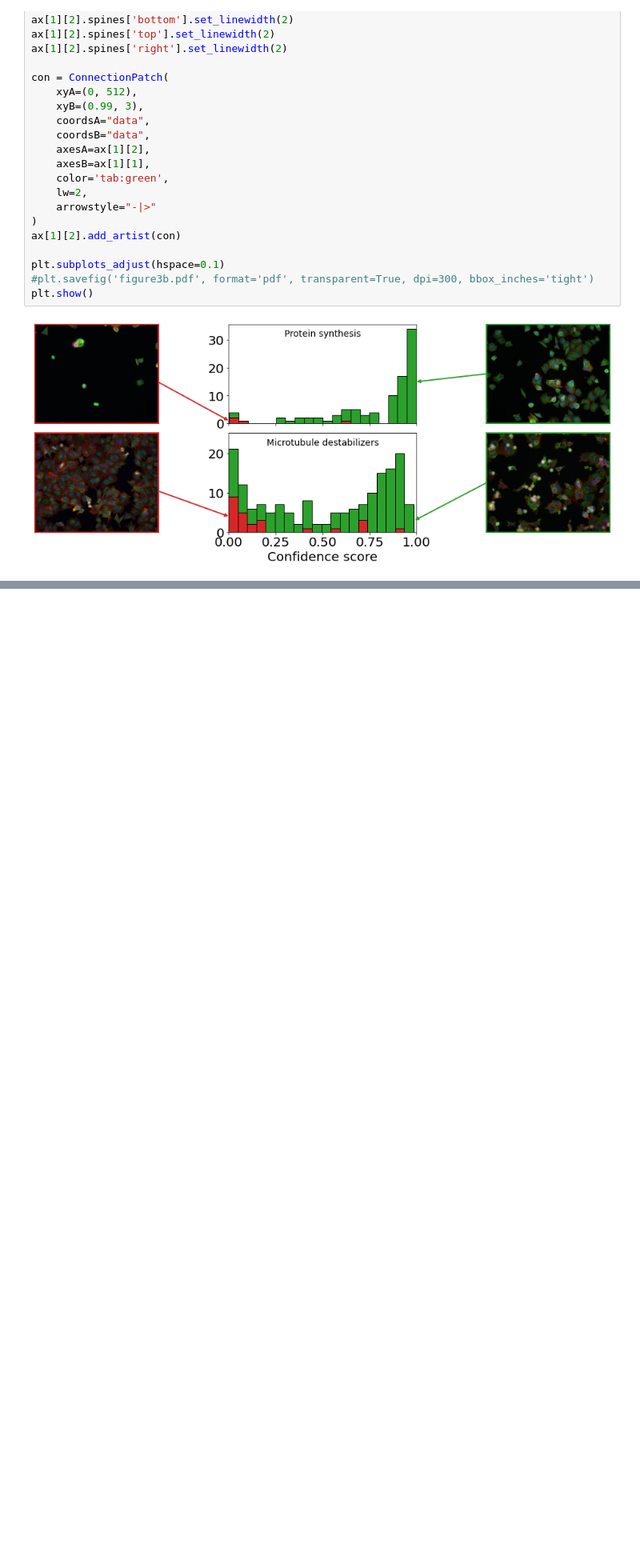
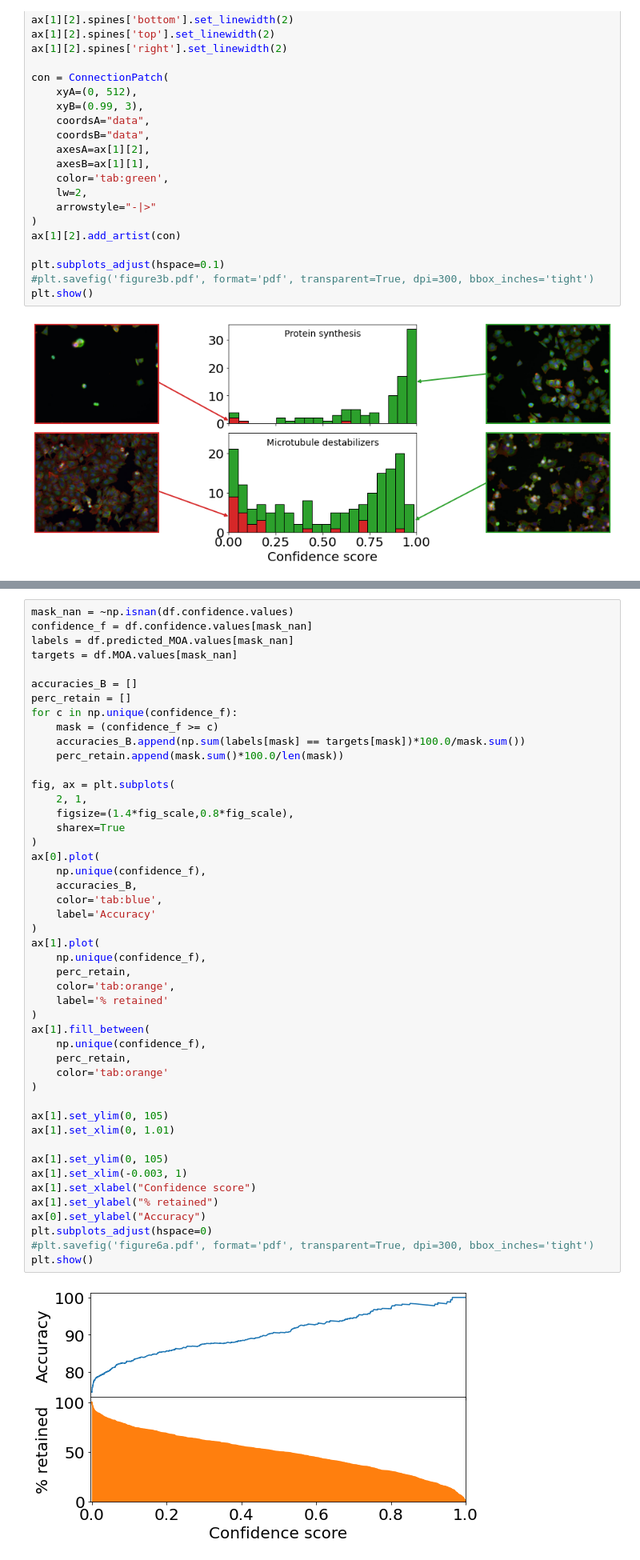
Before and after one commit to giacomodeodato/Bayesian-Neural-Networks-for-Cellular-Image-Classification-and-Uncertainty-Analysis, a Jupyter notebook: code/BBBC021_Analysis.ipynb, the cells around one changed output, grey strips where cells are left out. Shown at 80% size. Cells and saved outputs as stored; diff of their text form; blank space fills up the shorter version.

Commit message:
add figure 6

```diff
--- a/code/BBBC021_Analysis.ipynb
+++ b/code/BBBC021_Analysis.ipynb
@@ -241,0 +244,49 @@ plt.show()
+# %%
+mask_nan = ~np.isnan(df.confidence.values)
+confidence_f = df.confidence.values[mask_nan]
+labels = df.predicted_MOA.values[mask_nan]
+targets = df.MOA.values[mask_nan]
+
+accuracies_B = []
+perc_retain = []
+for c in np.unique(confidence_f):
+    mask = (confidence_f >= c)
+    accuracies_B.append(np.sum(labels[mask] == targets[mask])*100.0/mask.sum())
+    perc_retain.append(mask.sum()*100.0/len(mask))
+
+fig, ax = plt.subplots(
+    2, 1,
+    figsize=(1.4*fig_scale,0.8*fig_scale),
+    sharex=True
+)
+ax[0].plot(
+    np.unique(confidence_f),
+    accuracies_B,
+    color='tab:blue',
+    label='Accuracy'
+)
+ax[1].plot(
+    np.unique(confidence_f),
+    perc_retain,
+    color='tab:orange',
+    label='% retained'
+)
+ax[1].fill_between(
+    np.unique(confidence_f),
+    perc_retain,
+    color='tab:orange'
+)
+
+ax[1].set_ylim(0, 105)
+ax[1].set_xlim(0, 1.01)
+
+ax[1].set_ylim(0, 105)
+ax[1].set_xlim(-0.003, 1)
+ax[1].set_xlabel("Confidence score")
+ax[1].set_ylabel("% retained")
+ax[0].set_ylabel("Accuracy")
+plt.subplots_adjust(hspace=0)
+#plt.savefig('figure6a.pdf', format='pdf', transparent=True, dpi=300, bbox_inches='tight')
+plt.show()
+# %% [output]
+[figure, added]
```
Also changed, not shown: parts of 3 cells of this notebook.
